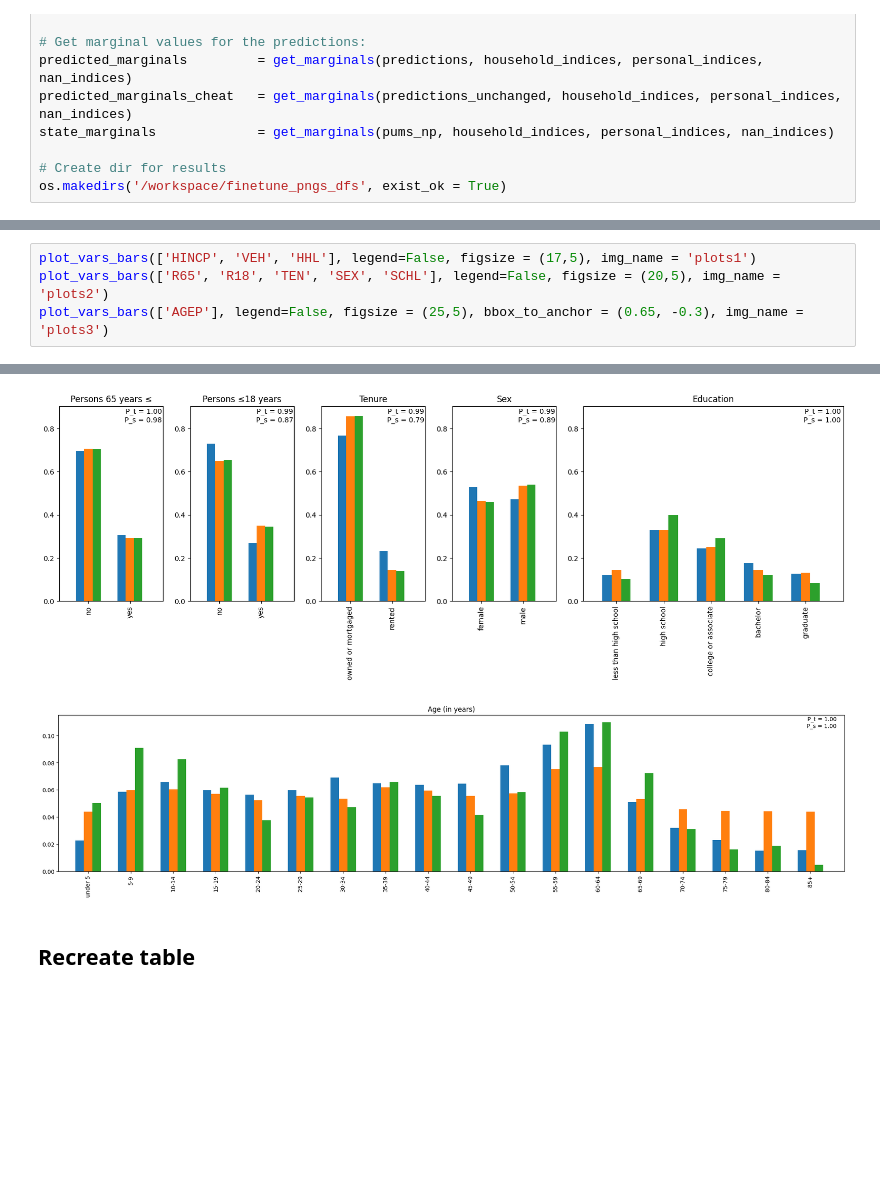
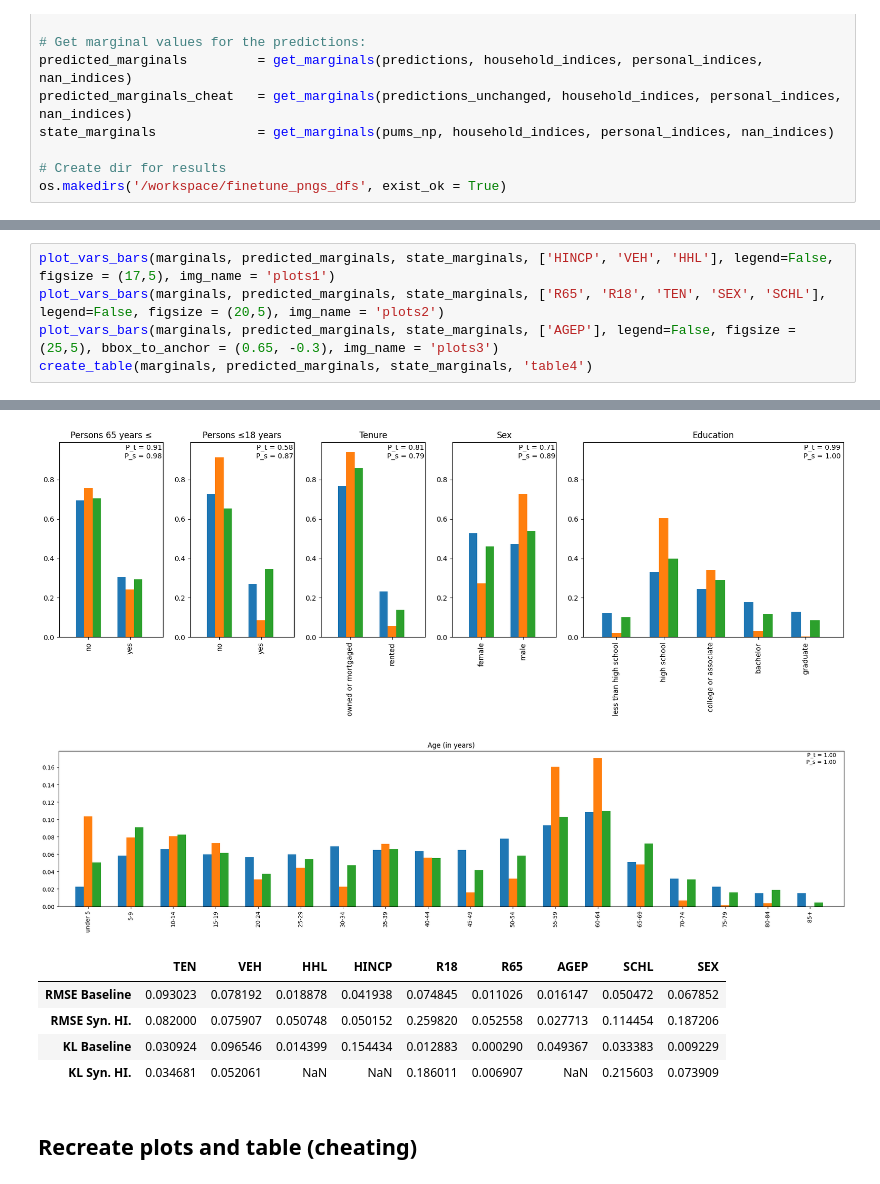
Before and after one commit to fabi-kb/GNN_Project, a Jupyter notebook: finetune_analysis.ipynb, the cells around one changed output, grey strips where cells are left out. Drawn from its saved outputs; the diff is of its cells as text; blank space fills up the shorter version.

```diff
--- a/finetune_analysis.ipynb
+++ b/finetune_analysis.ipynb
@@ -236,5 +271,6 @@ def get_marginals(data_table, household_indices, personal_indices, nan_indices):
 # %%
-plot_vars_bars(['HINCP', 'VEH', 'HHL'], legend=False, figsize = (17,5), img_name = 'plots1')
-plot_vars_bars(['R65', 'R18', 'TEN', 'SEX', 'SCHL'], legend=False, figsize = (20,5), img_name = 'plots2')
-plot_vars_bars(['AGEP'], legend=False, figsize = (25,5), bbox_to_anchor = (0.65, -0.3), img_name = 'plots3')
+plot_vars_bars(marginals, predicted_marginals, state_marginals, ['HINCP', 'VEH', 'HHL'], legend=False, figsize = (17,5), img_name = 'plots1')
+plot_vars_bars(marginals, predicted_marginals, state_marginals, ['R65', 'R18', 'TEN', 'SEX', 'SCHL'], legend=False, figsize = (20,5), img_name = 'plots2')
+plot_vars_bars(marginals, predicted_marginals, state_marginals, ['AGEP'], legend=False, figsize = (25,5), bbox_to_anchor = (0.65, -0.3), img_name = 'plots3')
+create_table(marginals, predicted_marginals, state_marginals, 'table4')
 # %% [output]
@@ -242,4 +278,9 @@ plot_vars_bars(['AGEP'], legend=False, figsize = (25,5), bbox_to_anchor = (0.65,
-[figure, old version]
+[figure, new version]
-[figure, old version]
+[figure, new version]
+|  | TEN | VEH | HHL | HINCP | R18 | R65 | AGEP | SCHL | SEX |
+| RMSE Baseline | 0.093023 | 0.078192 | 0.018878 | 0.041938 | 0.074845 | 0.011026 | 0.016147 | 0.050472 | 0.067852 |
+| RMSE Syn. HI. | 0.082000 | 0.075907 | 0.050748 | 0.050152 | 0.259820 | 0.052558 | 0.027713 | 0.114454 | 0.187206 |
+| KL Baseline | 0.030924 | 0.096546 | 0.014399 | 0.154434 | 0.012883 | 0.000290 | 0.049367 | 0.033383 | 0.009229 |
+| KL Syn. HI. | 0.034681 | 0.052061 | NaN | NaN | 0.186011 | 0.006907 | NaN | 0.215603 | 0.073909 |
 # %% [markdown]
-## Recreate table
+## Recreate plots and table (cheating)
```
Also changed, not shown: parts of 7 cells of this notebook.
